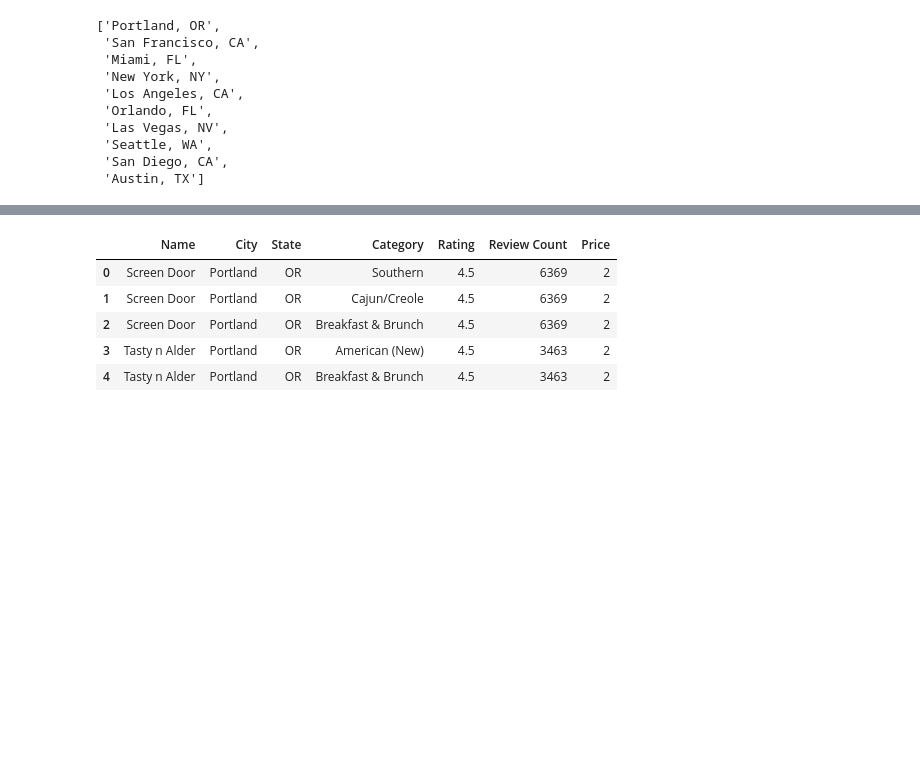
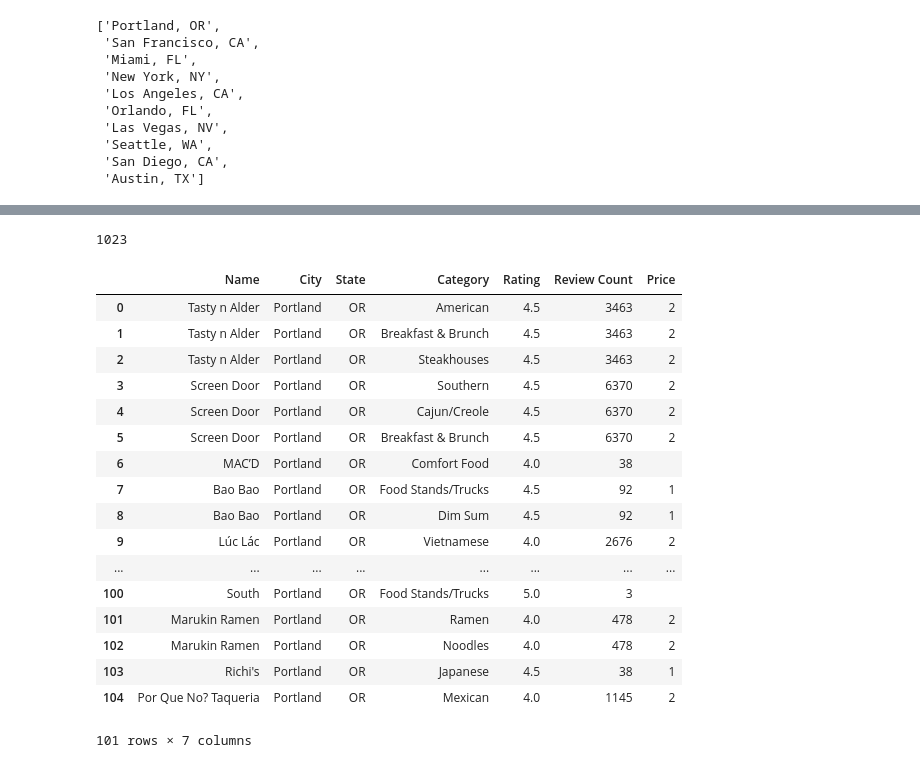
Before and after one commit to hmzskr/Project_1, a Jupyter notebook: Project1_Hamza.ipynb, the cells around one changed output, grey strips where cells are left out. Saved outputs shown, nothing was run; the diff lists cells and outputs as text; code cells hidden in the pictures; blank space fills up the shorter version.

Commit message:
adding cleanup

```diff
--- a/Project1_Hamza.ipynb
+++ b/Project1_Hamza.ipynb
@@ -95,10 +94,0 @@ restaurants_pd.head()
-# %%
-# Cleanup
-
-restaurants_pd['Price'].replace({'$$$$$' : 5, '$$$$' : 4, '$$$' : 3, '$$' : 2, '$' : 1}, inplace = True)
-
-# Will need to be excluded in Price charts
-# restaurants_pd.loc[restaurants_pd.Price == '']
-
-restaurants_pd['Category'].replace(['American (New)', 'American (Traditional)'], 'American', inplace = True)
-restaurants_pd['Category'].replace(['Beer Bar', 'Beer, Wine & Spirits', 'Brewpubs', 'Wine Bars'], 'Bars', inplace = True)
@@ -124,0 +95,35 @@ Name: Name, Length: 116, dtype: int64
+# %%
+# Cleanup
+
+restaurants_pd['Price'].replace({'$$$$$' : 5, '$$$$' : 4, '$$$' : 3, '$$' : 2, '$' : 1}, inplace = True)
+
+# Will need to be excluded in Price charts
+# restaurants_pd.loc[restaurants_pd.Price == '']
+
+restaurants_pd['Category'].replace(['American (New)', 'American (Traditional)'], 'American', inplace = True)
+restaurants_pd['Category'].replace(['Beer Bar', 'Beer, Wine & Spirits', 'Brewpubs', 'Cocktail Bars',
+                                    'Wine Bars', 'Beer Gardens', 'Pubs', 'Gastropubs'], 'Bars', inplace = True)
+restaurants_pd['Category'].replace(['Coffee & Tea', 'Bubble Tea', 'Hong Kong Style Cafe'], 'Cafes', inplace = True)
+restaurants_pd['Category'].replace(['Cupcakes', 'Custom Cakes'], 'Desserts', inplace = True)
+restaurants_pd['Category'].replace(['Seafood Markets'], 'Seafood', inplace = True)
+restaurants_pd['Category'].replace(['Smokehouse'], 'Barbeque', inplace = True)
+restaurants_pd['Category'].replace(['Food Stands', 'Food Trucks', 'Street Vendors'], 'Food Stands/Trucks', inplace = True)
+restaurants_pd['Category'].replace(['Empanadas'], 'Latin American', inplace = True)
+restaurants_pd['Category'].replace(['Japanese Curry'], 'Japanese', inplace = True)
+restaurants_pd['Category'].replace(['New Mexican Cuisine'], 'Mexican', inplace = True)
+restaurants_pd['Category'].replace(['Cheesesteaks'], 'Sandwiches', inplace = True)
+
+
+restaurants_pd = restaurants_pd[restaurants_pd.Category != 'Bookstores']
+restaurants_pd = restaurants_pd[restaurants_pd.Category != 'Home Decor']
+restaurants_pd = restaurants_pd[restaurants_pd.Category != 'Music Venues']
+restaurants_pd = restaurants_pd[restaurants_pd.Category != 'Lounges']
+restaurants_pd = restaurants_pd[restaurants_pd.Category != 'Food']
+restaurants_pd = restaurants_pd[restaurants_pd.Category != 'Caterers']
+restaurants_pd = restaurants_pd[restaurants_pd.Category != 'Cheese Shops']
+restaurants_pd = restaurants_pd[restaurants_pd.Category != 'Tabletop Games']
+restaurants_pd = restaurants_pd[restaurants_pd.Category != 'Venues & Event Spaces']
+
+len(restaurants_pd)
+# %% [output]
+1023
@@ -136,11 +147,23 @@ seattle_pd = restaurants_pd[restaurants_pd.City == 'Seattle']
 sandiego_pd = restaurants_pd[restaurants_pd.City == 'San Diego']
 austin_pd = restaurants_pd[restaurants_pd.City == 'Austin']
 # %%
-portland_pd.head()
+portland_pd
 # %% [output]
 |  | Name | City | State | Category | Rating | Review Count | Price |
-| 0 | Screen Door | Portland | OR | Southern | 4.5 | 6369 | 2 |
-| 1 | Screen Door | Portland | OR | Cajun/Creole | 4.5 | 6369 | 2 |
-| 2 | Screen Door | Portland | OR | Breakfast & Brunch | 4.5 | 6369 | 2 |
-| 3 | Tasty n Alder | Portland | OR | American (New) | 4.5 | 3463 | 2 |
-| 4 | Tasty n Alder | Portland | OR | Breakfast & Brunch | 4.5 | 3463 | 2 |
+| 0 | Tasty n Alder | Portland | OR | American | 4.5 | 3463 | 2 |
+| 1 | Tasty n Alder | Portland | OR | Breakfast & Brunch | 4.5 | 3463 | 2 |
+| 2 | Tasty n Alder | Portland | OR | Steakhouses | 4.5 | 3463 | 2 |
+| 3 | Screen Door | Portland | OR | Southern | 4.5 | 6370 | 2 |
+| 4 | Screen Door | Portland | OR | Cajun/Creole | 4.5 | 6370 | 2 |
+| 5 | Screen Door | Portland | OR | Breakfast & Brunch | 4.5 | 6370 | 2 |
+| 6 | MAC’D | Portland | OR | Comfort Food | 4.0 | 38 |  |
+| 7 | Bao Bao | Portland | OR | Food Stands/Trucks | 4.5 | 92 | 1 |
+| 8 | Bao Bao | Portland | OR | Dim Sum | 4.5 | 92 | 1 |
+| 9 | Lúc Lác | Portland | OR | Vietnamese | 4.0 | 2676 | 2 |
+| ... | ... | ... | ... | ... | ... | ... | ... |
+| 100 | South | Portland | OR | Food Stands/Trucks | 5.0 | 3 |  |
+| 101 | Marukin Ramen | Portland | OR | Ramen | 4.0 | 478 | 2 |
+| 102 | Marukin Ramen | Portland | OR | Noodles | 4.0 | 478 | 2 |
+| 103 | Richi's | Portland | OR | Japanese | 4.5 | 38 | 1 |
+| 104 | Por Que No? Taqueria | Portland | OR | Mexican | 4.0 | 1145 | 2 |
+101 rows × 7 columns
```
Also changed, not shown: parts of 3 cells of this notebook, 1 other file.
